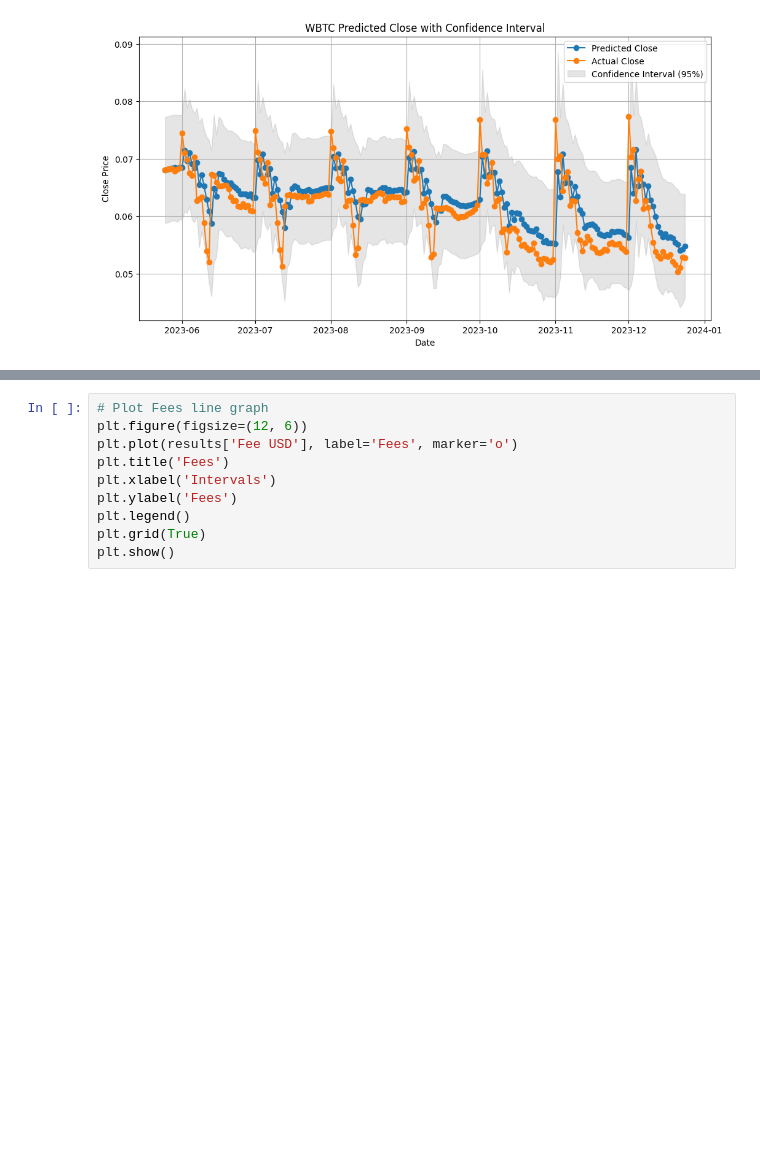
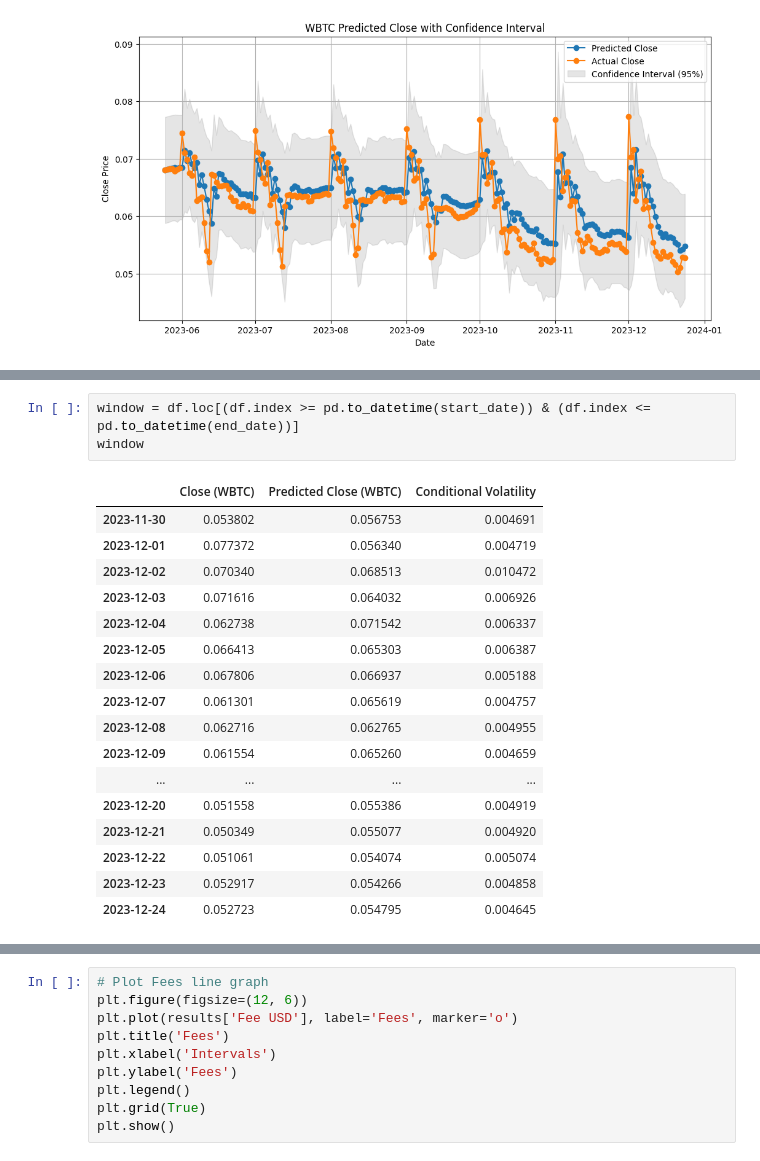
Before and after one commit to yinkiatho/ARIMA-GARCH-in-Uniswap-V3, a Jupyter notebook: src/main.ipynb, the cells around one changed output, grey strips where cells are left out. Cells and saved outputs as stored; diff of their text form; blank space fills up the shorter version.

```diff
--- a/src/main.ipynb
+++ b/src/main.ipynb
@@ -191,3 +241,24 @@ HODL 50-50- Start Value: 1295487.6214109268, End_Value: 1476980.316818173
+# %%
+window = df.loc[(df.index >= pd.to_datetime(start_date)) & (df.index <= pd.to_datetime(end_date))]
+window
+# %% [output]
+|  | Close (WBTC) | Predicted Close (WBTC) | Conditional Volatility |
+| 2023-11-30 | 0.053802 | 0.056753 | 0.004691 |
+| 2023-12-01 | 0.077372 | 0.056340 | 0.004719 |
+| 2023-12-02 | 0.070340 | 0.068513 | 0.010472 |
+| 2023-12-03 | 0.071616 | 0.064032 | 0.006926 |
+| 2023-12-04 | 0.062738 | 0.071542 | 0.006337 |
+| 2023-12-05 | 0.066413 | 0.065303 | 0.006387 |
+| 2023-12-06 | 0.067806 | 0.066937 | 0.005188 |
+| 2023-12-07 | 0.061301 | 0.065619 | 0.004757 |
+| 2023-12-08 | 0.062716 | 0.062765 | 0.004955 |
+| 2023-12-09 | 0.061554 | 0.065260 | 0.004659 |
+| ... | ... | ... | ... |
+| 2023-12-20 | 0.051558 | 0.055386 | 0.004919 |
+| 2023-12-21 | 0.050349 | 0.055077 | 0.004920 |
+| 2023-12-22 | 0.051061 | 0.054074 | 0.005074 |
+| 2023-12-23 | 0.052917 | 0.054266 | 0.004858 |
+| 2023-12-24 | 0.052723 | 0.054795 | 0.004645 |
 # %%
 results.keys()
 
```
Also changed, not shown: parts of 4 cells of this notebook, 2 other files.
